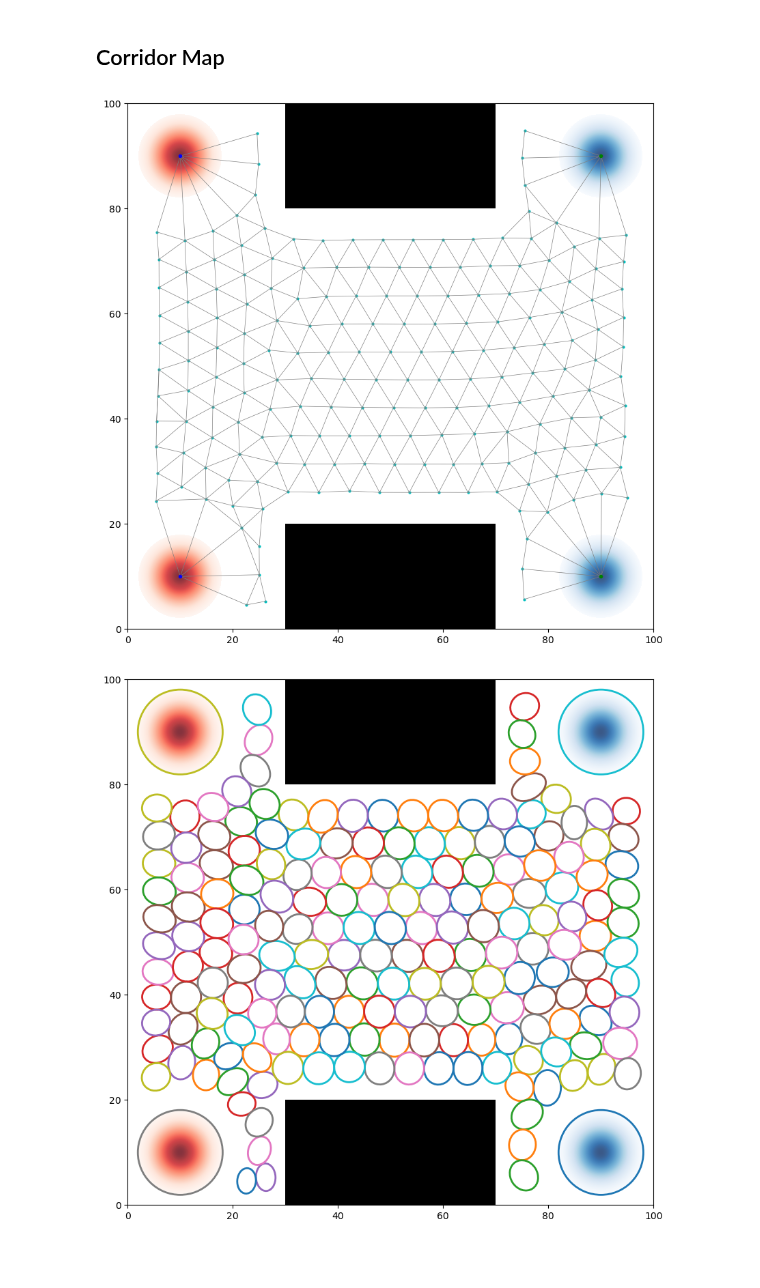
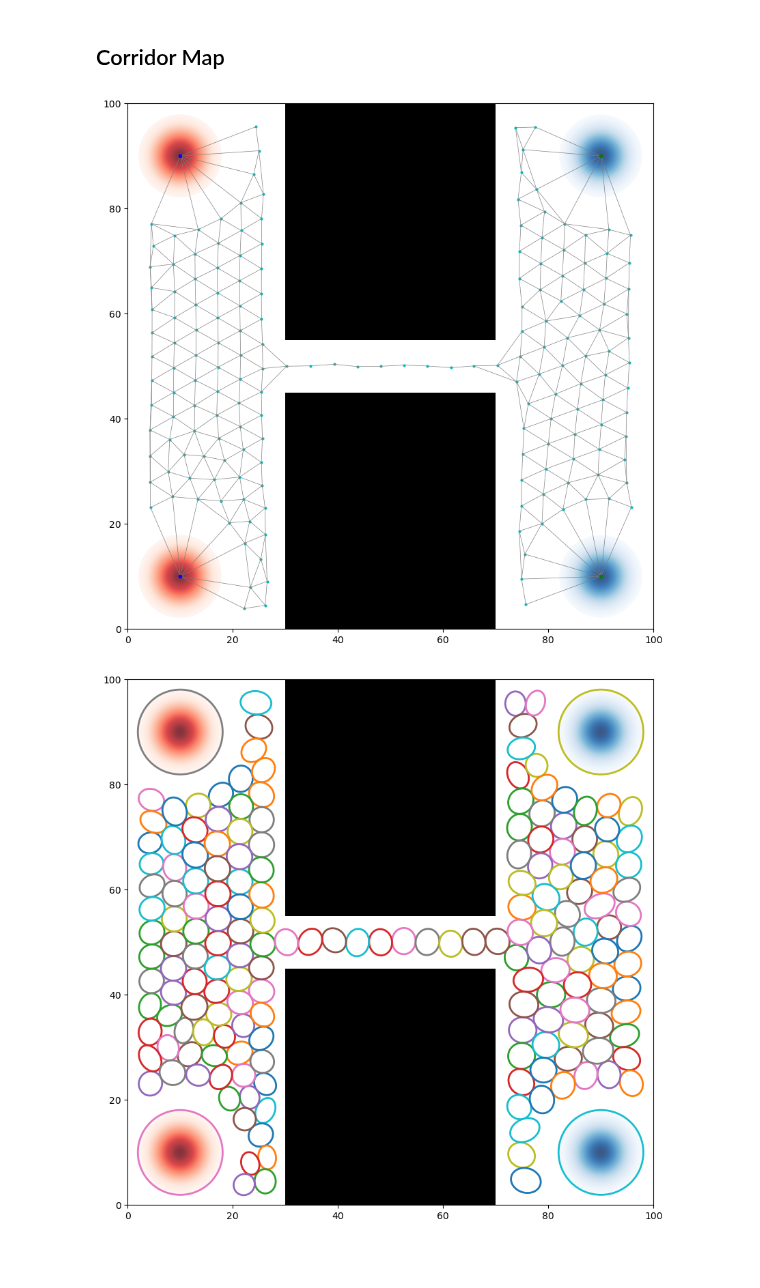
Before and after one commit to Zander-M/ST_Gaussian_PRM, a Jupyter notebook: notebooks/performance_compare.ipynb, the cells around one changed output. Saved outputs shown, nothing was run; the diff lists cells and outputs as text; code cells hidden in the pictures.

```diff
--- a/notebooks/performance_compare.ipynb
+++ b/notebooks/performance_compare.ipynb
@@ -15,8 +15,8 @@ roadmap = Roadmap(100, 100)
 safety_radius = 2
 pos = np.array([50, 50])
 obstacles  = [
-    Obstacle(None, "POLYGON", [(30, 0), (30, 20), (70, 20), (70, 0)]),
-    Obstacle(None, "POLYGON", [(30, 100), (30, 80), (70, 80), (70, 100)])
+    Obstacle(None, "POLYGON", [(30, 0), (30, 45), (70, 45), (70, 0)]),
+    Obstacle(None, "POLYGON", [(30, 100), (30, 55), (70, 55), (70, 100)])
 ]
 num_samples = 200
 for obs in obstacles:
@@ -26,8 +26,8 @@ start_mean = np.random.rand(2) * 100
 goal_mean = np.random.rand(2) * 100
 
 # Agent config
-num_agent = 2
-agent_radius = 1
+num_agent = 400
+agent_radius = 0.5
 sampling_method = "GAUSSIAN_SAMPLING"
 hex_radius = 3
 TEST_CVAR = False
@@ -38,35 +38,35 @@ starts = np.array([[10, 10], [10, 90]])
 goals = np.array([[90, 90], [90, 10]])
 
 starts_weight = np.array([.5, .5])
 goals_weight = np.array([.5, .5])
 # starts_weight = np.array([1, 0])
 # goals_weight = np.array([0, 1])
 
 g_starts = [GaussianGraphNode(start, None, "UNIFORM", radius=10) for start in starts]
 g_goals = [GaussianGraphNode(goal, None, "UNIFORM", radius=10) for goal in goals]
 
 instance = Instance(roadmap, g_starts, g_goals, starts_weight, goals_weight)
 
 gaussian_prm = GaussianPRM(instance, num_samples, safety_radius=safety_radius,
                            hex_radius=hex_radius)
 gaussian_prm.sample_free_space(sampling_strategy="CVT")
 gaussian_prm.load_instance()
 gaussian_prm.build_roadmap(roadmap_method="TRIANGULATION", radius=10, collision_check_method="CVAR")
 fig, ax = gaussian_prm.visualize_roadmap("test_map")
 gaussian_prm.visualize_g_nodes()
 
 from matplotlib.patches import Circle
 
 for start in g_starts:
     mean = start.get_mean()
     radius = start.get_radius()
     ax.add_patch(Circle(mean, radius))
 
 with open("gaussian_prm.pkl", "wb") as f:
     pickle.dump(gaussian_prm, f)
 # %% [output]
-[figure, old version]
+[figure, new version]
-[figure, old version]
+[figure, new version]
 # %% [markdown]
 ###
 # %%
```
Also changed, not shown: parts of 7 cells of this notebook, 9 other files.
